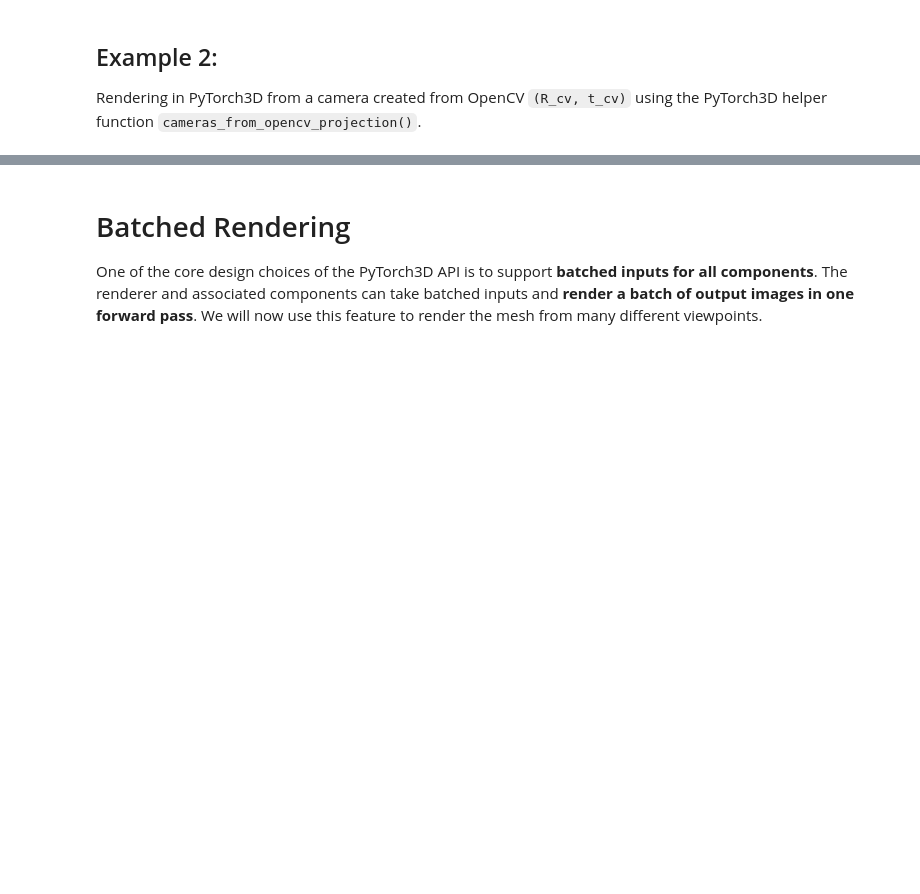
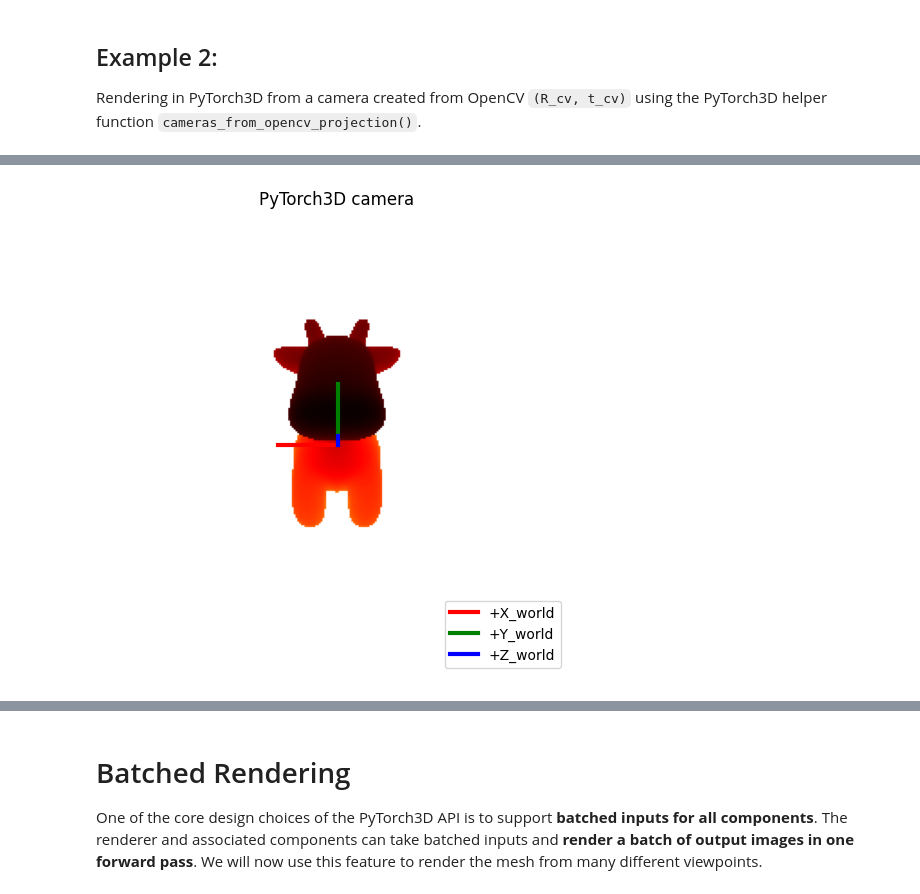
Before and after one commit to ribeiro-computer-vision/pytorch3d_rendering, a Jupyter notebook: demo_pytorch3D_rendering.ipynb, the cells around one changed output, grey strips where cells are left out. Saved outputs shown, nothing was run; the diff lists cells and outputs as text; code cells hidden in the pictures; blank space fills up the shorter version.

Commit message:
adding depth map code

```diff
--- a/demo_pytorch3D_rendering.ipynb
+++ b/demo_pytorch3D_rendering.ipynb
@@ -1052,0 +1115,15 @@ time: 4.86 s (started: 2025-09-26 00:06:34 +00:00)
+# %%
+fragments = phong_renderer.rasterizer(mesh)
+depth_map = fragments.zbuf[0, ..., 0].detach()                     # (H,W) torch.float32
+
+# Depth visualization (treat -1 as invalid)
+vis = depth_to_rgb(depth_map, cmap="hot", bg_mode="white")
+
+# ------------------------------- Show results ---------------------------------
+myp3dtools.overlay_axes_p3d(vis, cameras_new, 256, 256,
+                 world_origin=(0,0,0), axis_len=0.5,
+                 draw_world_axes=True, draw_camera_axes=False,
+                 cam_axis_len=0.5,
+                 title="PyTorch3D camera")
+# %% [output]
+[figure, added]
```
Also changed, not shown: parts of 34 cells of this notebook.
